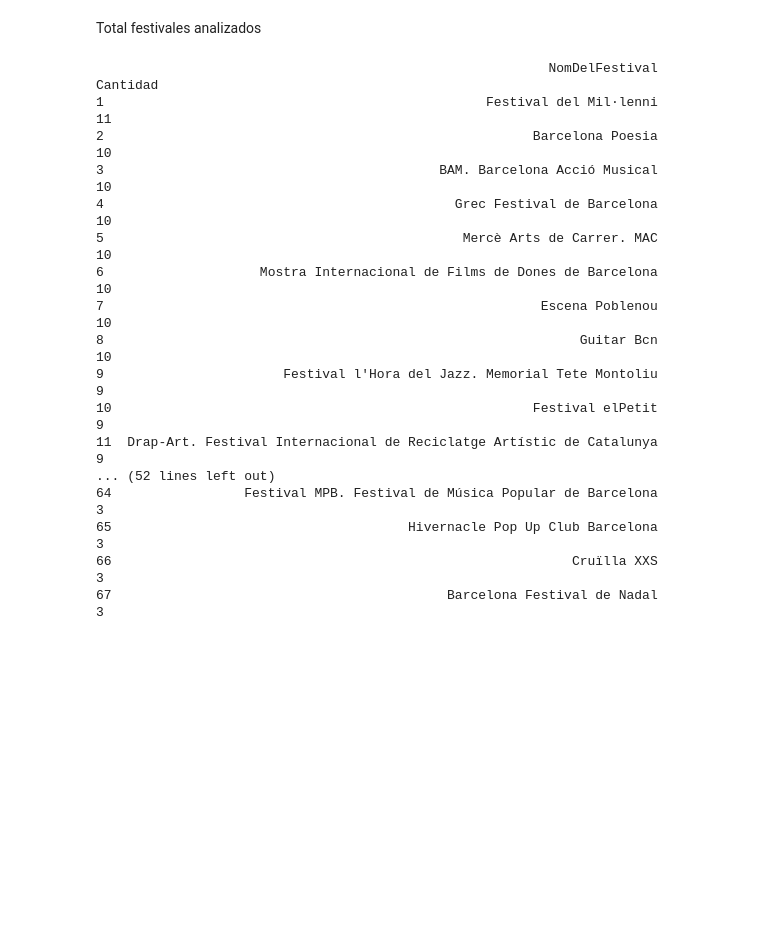
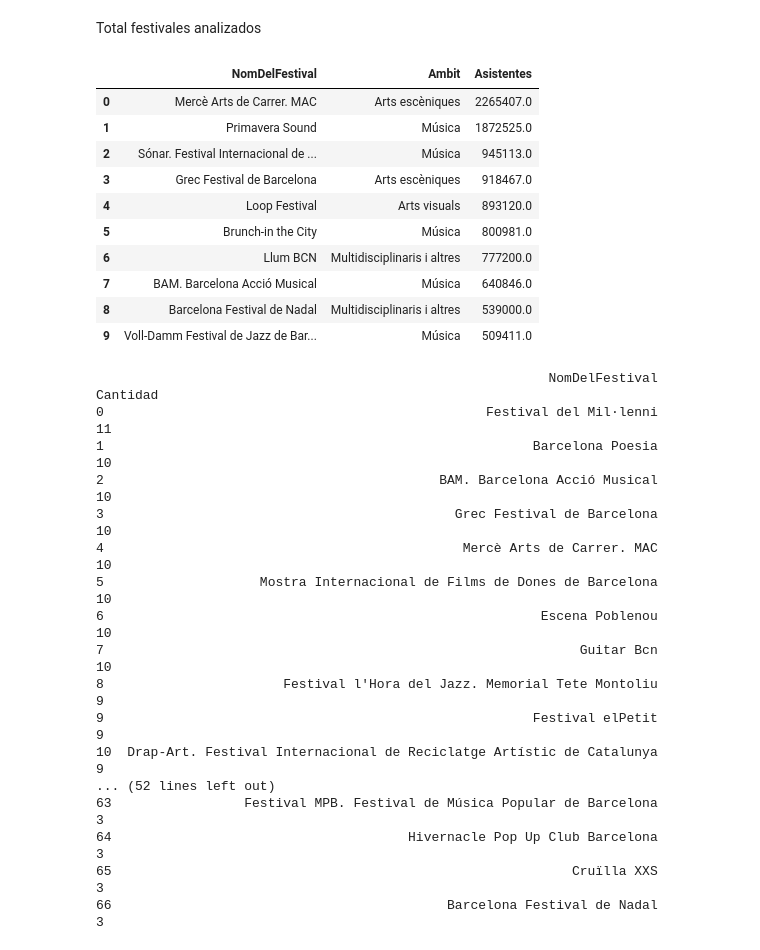
Before and after one commit to marosor/ONLINE_DS_THEBRIDGE_marosor, a Jupyter notebook: EDA/SRC/Anexo.ipynb, the cells around one changed output. Drawn from its saved outputs; the diff is of its cells as text; code cells hidden in the pictures; blank space fills up the shorter version.

```diff
--- a/EDA/SRC/Anexo.ipynb
+++ b/EDA/SRC/Anexo.ipynb
@@ -512,6 +512,24 @@ Total festivales analizados
 # %%
 tablas_festivales = [globals()[f'festivales_bcn_{year}'] for year in range(13, 23)]
 festivales_decada = pd.concat(tablas_festivales, ignore_index=True)
+# %%
+total_asistentes_por_festival = festivales_decada.groupby(['NomDelFestival', 'Ambit'])['Asistentes'].sum().reset_index()
+top10_festivales = total_asistentes_por_festival.sort_values(by='Asistentes', ascending=False).head(10)
+# %%
+top10_festivales.reset_index(drop=True, inplace=True)
+top10_festivales
+# %% [output]
+|  | NomDelFestival | Ambit | Asistentes |
+| 0 | Mercè Arts de Carrer. MAC | Arts escèniques | 2265407.0 |
+| 1 | Primavera Sound | Música | 1872525.0 |
+| 2 | Sónar. Festival Internacional de ... | Música | 945113.0 |
+| 3 | Grec Festival de Barcelona | Arts escèniques | 918467.0 |
+| 4 | Loop Festival | Arts visuals | 893120.0 |
+| 5 | Brunch-in the City | Música | 800981.0 |
+| 6 | Llum BCN | Multidisciplinaris i altres | 777200.0 |
+| 7 | BAM. Barcelona Acció Musical | Música | 640846.0 |
+| 8 | Barcelona Festival de Nadal | Multidisciplinaris i altres | 539000.0 |
+| 9 | Voll-Damm Festival de Jazz de Bar... | Música | 509411.0 |
 # %%
 def reset_index(df):
     df_reset = df.reset_index(drop=True)
@@ -520,7 +538,7 @@ def reset_index(df):
 
 pd.set_option('display.max_rows', None)
 
-todos_los_festi = festivales_decada['NomDelFestival'].value_counts().reset_index()
+todos_los_festis = festivales_decada['NomDelFestival'].value_counts().reset_index()
 todos_los_festis.columns = ['NomDelFestival', 'Cantidad']
 
 reset_index(todos_los_festi)
@@ -528,19 +546,19 @@ reset_index(todos_los_festi)
 print(todos_los_festis.to_string())
 # %% [output]
                                                           NomDelFestival  Cantidad
-1                                                 Festival del Mil·lenni        11
-2                                                       Barcelona Poesia        10
-3                                           BAM. Barcelona Acció Musical        10
-4                                             Grec Festival de Barcelona        10
-5                                              Mercè Arts de Carrer. MAC        10
-6                    Mostra Internacional de Films de Dones de Barcelona        10
-7                                                        Escena Poblenou        10
-8                                                             Guitar Bcn        10
-9                       Festival l'Hora del Jazz. Memorial Tete Montoliu         9
-10                                                      Festival elPetit         9
-11  Drap-Art. Festival Internacional de Reciclatge Artístic de Catalunya         9
+0                                                 Festival del Mil·lenni        11
+1                                                       Barcelona Poesia        10
+2                                           BAM. Barcelona Acció Musical        10
+3                                             Grec Festival de Barcelona        10
+4                                              Mercè Arts de Carrer. MAC        10
+5                    Mostra Internacional de Films de Dones de Barcelona        10
+6                                                        Escena Poblenou        10
+7                                                             Guitar Bcn        10
+8                       Festival l'Hora del Jazz. Memorial Tete Montoliu         9
+9                                                       Festival elPetit         9
+10  Drap-Art. Festival Internacional de Reciclatge Artístic de Catalunya         9
 ... (52 lines left out)
-64                 Festival MPB. Festival de Música Popular de Barcelona         3
-65                                      Hivernacle Pop Up Club Barcelona         3
-66                                                           Cruïlla XXS         3
-67                                           Barcelona Festival de Nadal         3
+63                 Festival MPB. Festival de Música Popular de Barcelona         3
+64                                      Hivernacle Pop Up Club Barcelona         3
+65                                                           Cruïlla XXS         3
+66                                           Barcelona Festival de Nadal         3
```
Also changed, not shown: 1 other file.
